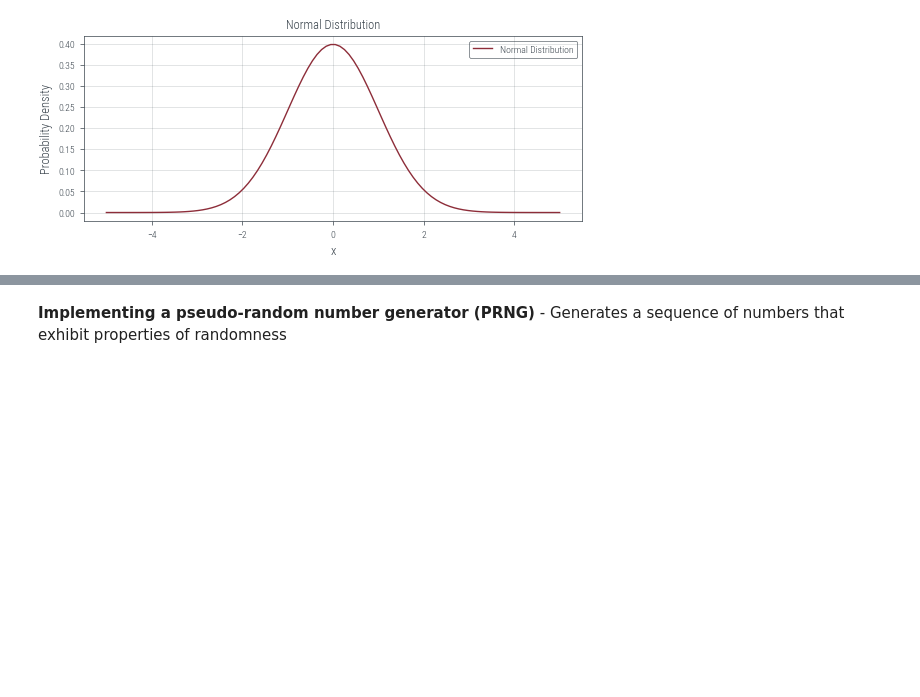
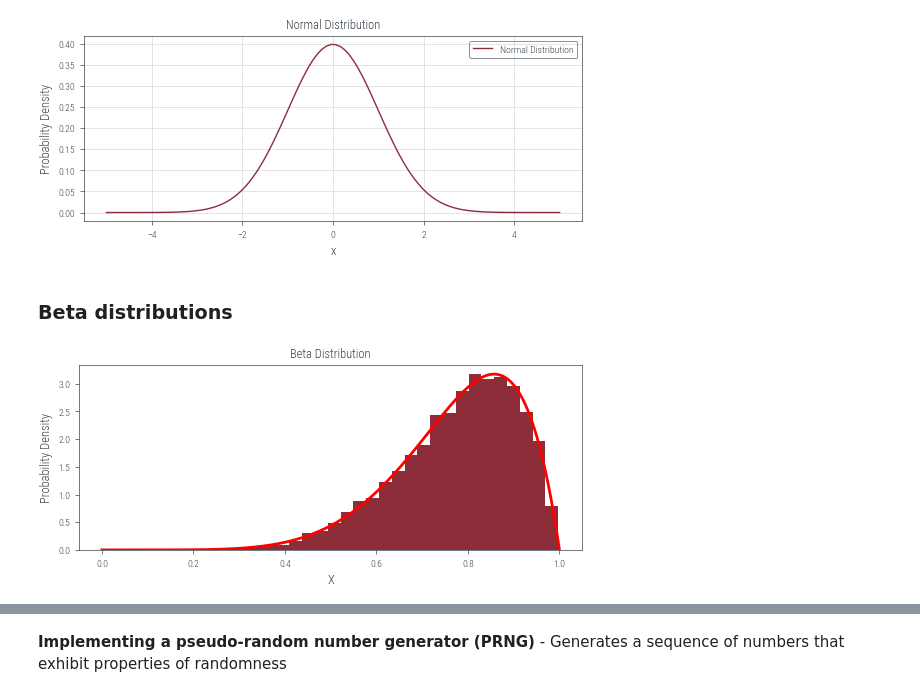
Before and after one commit to rishabh-mondal/Rishabh-mondal.github.io, a Jupyter notebook: posts/Sampling_distributions.ipynb, the cells around one changed output, grey strips where cells are left out. Cells and saved outputs as stored; diff of their text form; code cells hidden in the pictures; blank space fills up the shorter version.

```diff
--- a/posts/Sampling_distributions.ipynb
+++ b/posts/Sampling_distributions.ipynb
@@ -118,3 +123,32 @@ plt.grid(True)
 plt.show()
 # %% [output]
 [figure]
+# %% [markdown]
+### Beta distributions
+# %%
+# Set the parameters for the Beta distribution
+alpha = 7
+beta = 2
+
+# Create a Beta distribution object
+beta_dist = torch.distributions.Beta(alpha, beta)
+
+# Generate samples from the distribution
+samples = beta_dist.sample((n_samples,))
+
+# Convert samples to numpy array
+samples_np = samples.numpy()
+
+# Plot the histogram of samples
+plt.hist(samples_np, bins=30, density=True)
+
+# Plot the probability density function (PDF)
+x = torch.linspace(0, 1, 1000)
+pdf = beta_dist.log_prob(x).exp()
+plt.plot(x.numpy(), pdf.numpy(), 'r-', linewidth=2)
+plt.xlabel('X')
+plt.ylabel('Probability Density')
+plt.title('Beta Distribution')
+plt.show()
+# %% [output]
+[figure, added]
```
Also changed, not shown: parts of 13 cells of this notebook.
